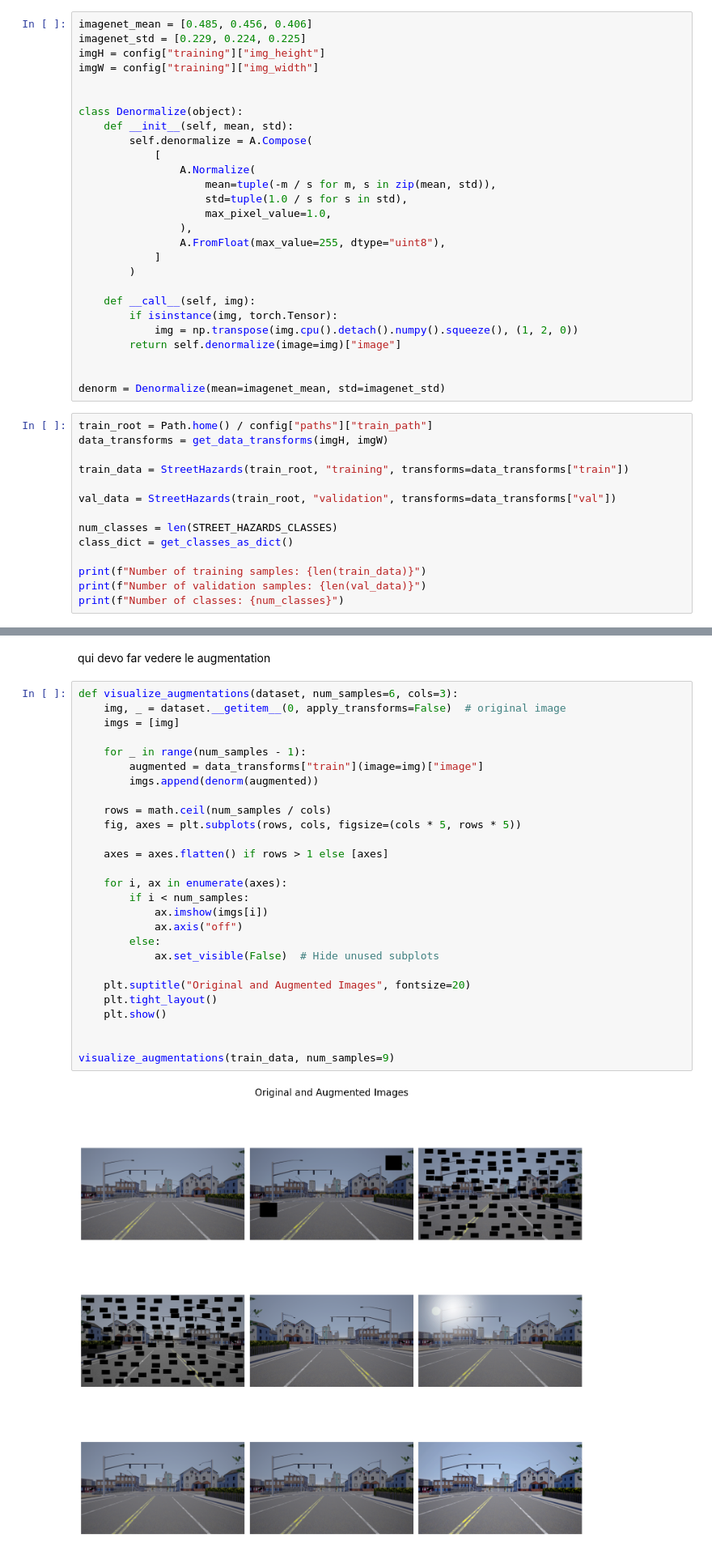
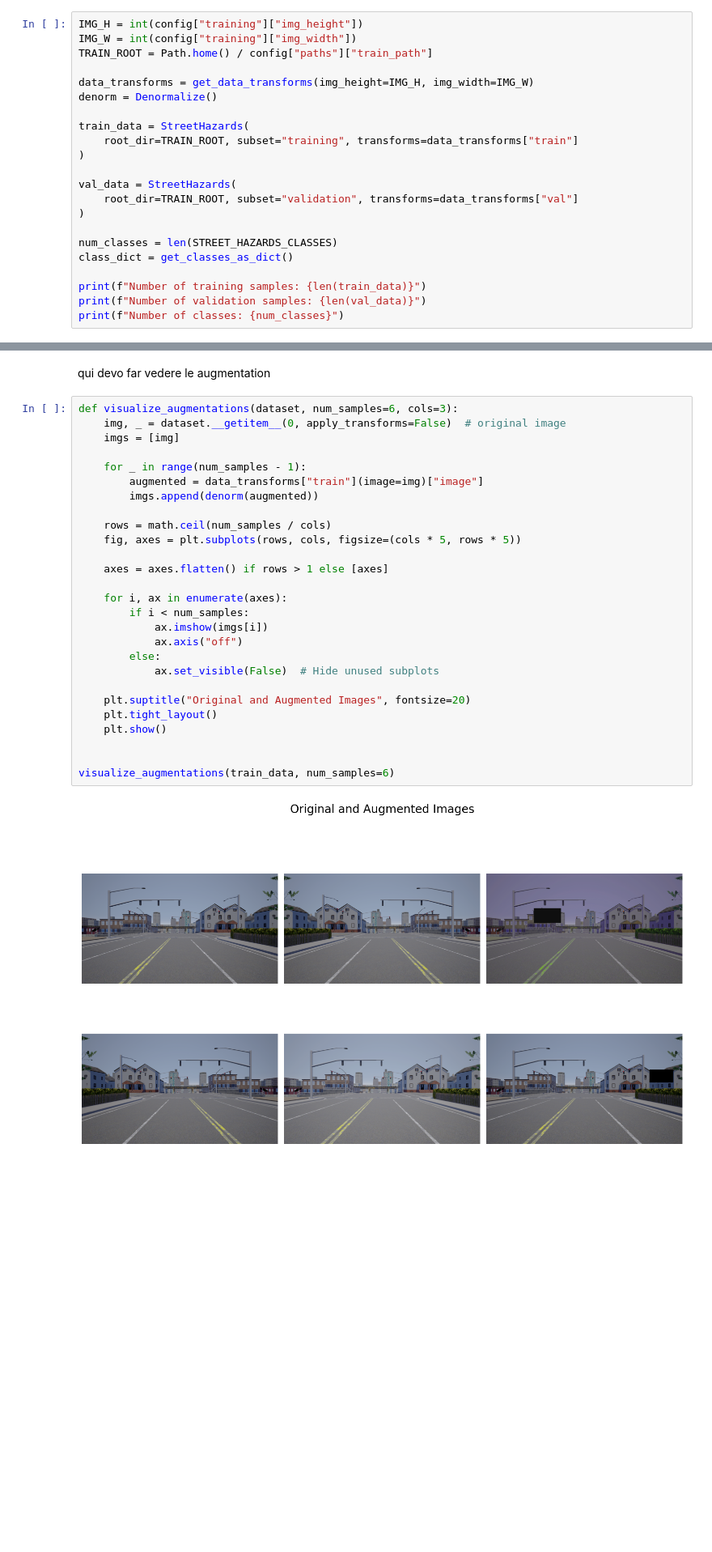
Before and after one commit to alessioarcara/ml4cv_assignment, a Jupyter notebook: main.ipynb, the cells around one changed output, grey strips where cells are left out. Shown at 81% size. Cells and saved outputs as stored; diff of their text form; blank space fills up the shorter version.

Commit message:
Refactored code and added Objectosphere loss

```diff
--- a/main.ipynb
+++ b/main.ipynb
@@ -61,40 +52,21 @@ fix_random(config["seed"])
 device = get_device()
 # %% [output]
 🚀 CUDA device is available!
-# %%
-imagenet_mean = [0.485, 0.456, 0.406]
-imagenet_std = [0.229, 0.224, 0.225]
-imgH = config["training"]["img_height"]
-imgW = config["training"]["img_width"]
-
-
-class Denormalize(object):
-    def __init__(self, mean, std):
-        self.denormalize = A.Compose(
-            [
-                A.Normalize(
-                    mean=tuple(-m / s for m, s in zip(mean, std)),
-                    std=tuple(1.0 / s for s in std),
-                    max_pixel_value=1.0,
-                ),
-                A.FromFloat(max_value=255, dtype="uint8"),
-            ]
-        )
-
-    def __call__(self, img):
-        if isinstance(img, torch.Tensor):
-            img = np.transpose(img.cpu().detach().numpy().squeeze(), (1, 2, 0))
-        return self.denormalize(image=img)["image"]
-
-
-denorm = Denormalize(mean=imagenet_mean, std=imagenet_std)
 # %%
-train_root = Path.home() / config["paths"]["train_path"]
-data_transforms = get_data_transforms(imgH, imgW)
+IMG_H = int(config["training"]["img_height"])
+IMG_W = int(config["training"]["img_width"])
+TRAIN_ROOT = Path.home() / config["paths"]["train_path"]
 
-train_data = StreetHazards(train_root, "training", transforms=data_transforms["train"])
+data_transforms = get_data_transforms(img_height=IMG_H, img_width=IMG_W)
+denorm = Denormalize()
 
-val_data = StreetHazards(train_root, "validation", transforms=data_transforms["val"])
+train_data = StreetHazards(
+    root_dir=TRAIN_ROOT, subset="training", transforms=data_transforms["train"]
+)
+
+val_data = StreetHazards(
+    root_dir=TRAIN_ROOT, subset="validation", transforms=data_transforms["val"]
+)
 
 num_classes = len(STREET_HAZARDS_CLASSES)
 class_dict = get_classes_as_dict()
@@ -111,30 +83,30 @@ qui devo far vedere le augmentation
 # %%
 def visualize_augmentations(dataset, num_samples=6, cols=3):
     img, _ = dataset.__getitem__(0, apply_transforms=False)  # original image
     imgs = [img]
 
     for _ in range(num_samples - 1):
         augmented = data_transforms["train"](image=img)["image"]
         imgs.append(denorm(augmented))
 
     rows = math.ceil(num_samples / cols)
     fig, axes = plt.subplots(rows, cols, figsize=(cols * 5, rows * 5))
 
     axes = axes.flatten() if rows > 1 else [axes]
 
     for i, ax in enumerate(axes):
         if i < num_samples:
             ax.imshow(imgs[i])
             ax.axis("off")
         else:
             ax.set_visible(False)  # Hide unused subplots
 
     plt.suptitle("Original and Augmented Images", fontsize=20)
     plt.tight_layout()
     plt.show()
 
 
-visualize_augmentations(train_data, num_samples=9)
+visualize_augmentations(train_data, num_samples=6)
 # %% [output]
-[figure, old version]
+[figure, new version]
 # %%
```
Also changed, not shown: parts of 16 cells of this notebook, 6 other files.
